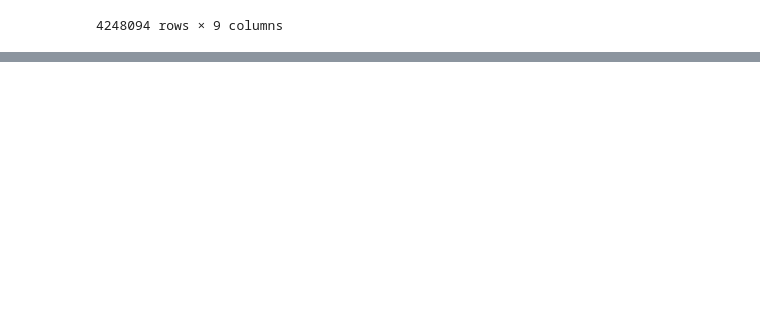
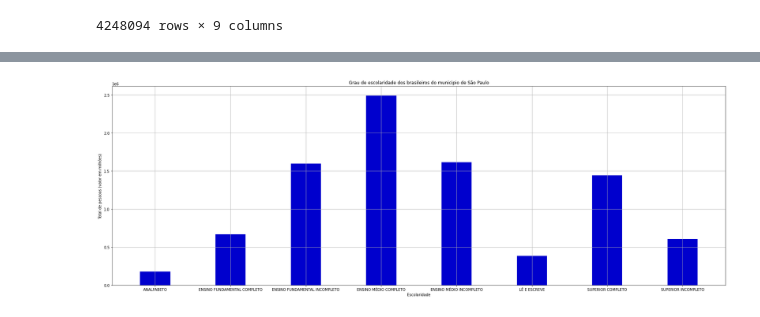
Before and after one commit to LuisGuilhermeSousa/Analise_de_Dados_Eleitorais, a Jupyter notebook: analise_dados_eleitorais.ipynb, the cells around one changed output, grey strips where cells are left out. Saved outputs shown, nothing was run; the diff lists cells and outputs as text; code cells hidden in the pictures; blank space fills up the shorter version.

```diff
--- a/analise_dados_eleitorais.ipynb
+++ b/analise_dados_eleitorais.ipynb
@@ -94,0 +70,15 @@ Name: QT_ELEITORES_PERFIL, Length: 5295, dtype: int64
+# %%
+x = escolaridade_SP2020.keys()
+y = escolaridade_SP2020.to_list()
+
+plt.title('Grau de escolaridade dos brasileiros do municipio de São Paulo')
+plt.xlabel('Escolaridade')
+plt.ylabel('Total de pessoas (valor em milhões)')
+
+plt.bar(x, y, label="2020", color="#0000CD", width=0.4)
+
+plt.rcParams['figure.figsize'] = (30,10)
+plt.grid(True)
+plt.show()
+# %% [output]
+[figure, added]
```
Also changed, not shown: parts of 16 cells of this notebook.
